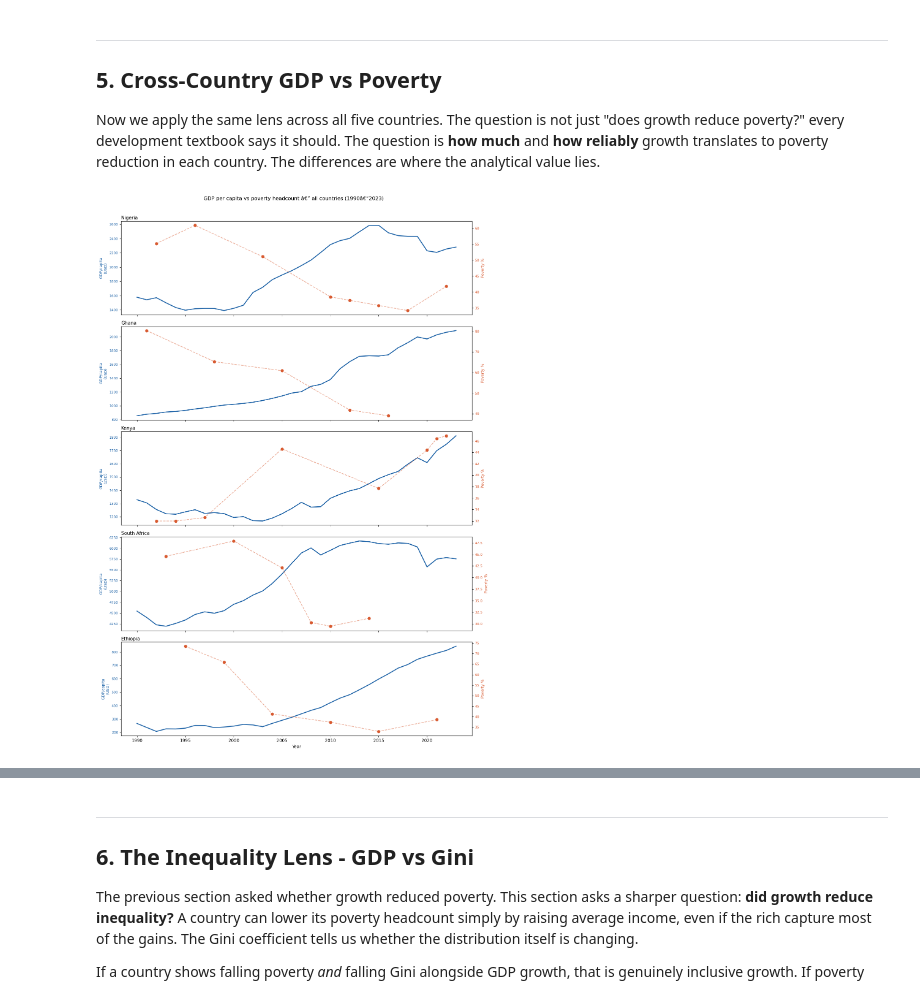
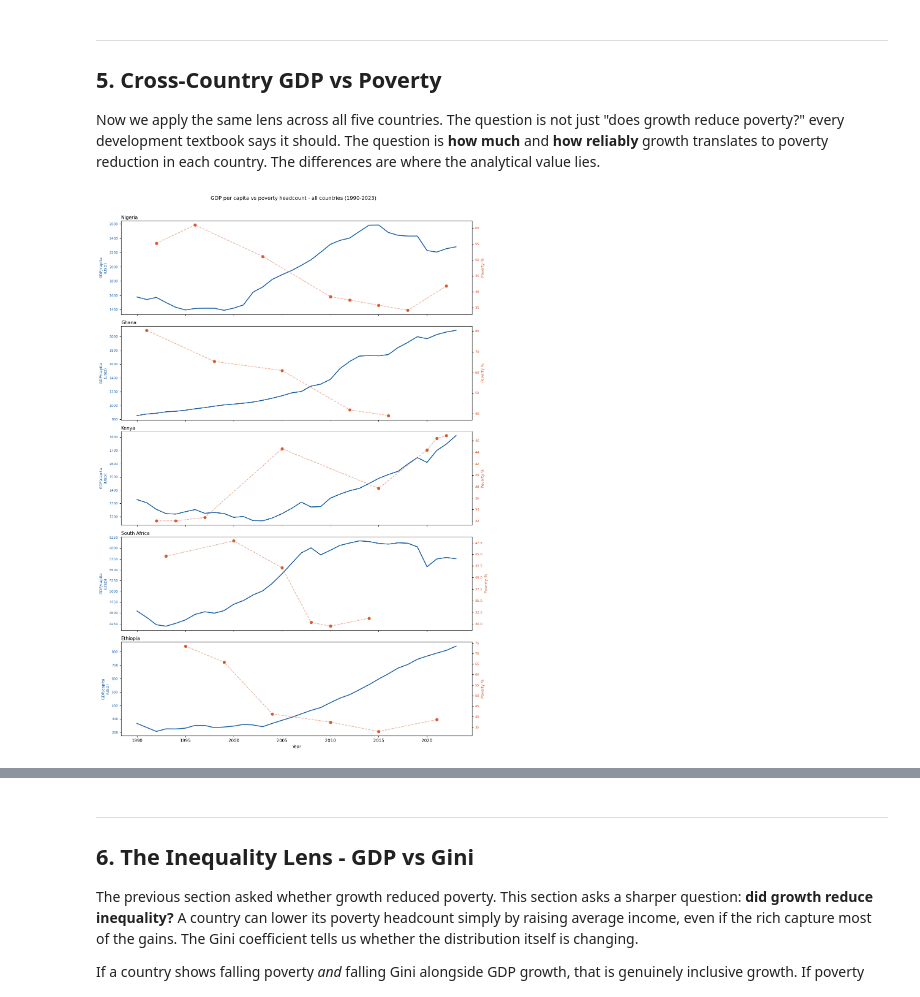
Before and after one commit to kozah04/ng-growth-poverty, a Jupyter notebook: notebooks/eda.ipynb, the cells around one changed output, grey strips where cells are left out. Drawn from its saved outputs; the diff is of its cells as text; code cells hidden in the pictures.

```diff
--- a/notebooks/eda.ipynb
+++ b/notebooks/eda.ipynb
@@ -230,7 +229,7 @@ YR2020    38.000000
 YR2021    39.900000
 YR2022    41.800000
 # %%
-# validation plot: Nigeria poverty â€” observed vs interpolated
+# validation plot: Nigeria poverty - observed vs interpolated
 nga_pov_full = pov_interp.loc["NGA"]
 nga_pov_full.index = nga_pov_full.index.str.replace("YR", "").astype(int)
 
@@ -243,7 +242,7 @@ ax.plot(nga_pov_full.index, nga_pov_full.values, color="#D85A30",
         linewidth=1.5, linestyle="--", alpha=0.6, label="Interpolated")
 ax.scatter(obs_idx, obs_vals, color="#D85A30", s=70, zorder=5,
            edgecolors="white", linewidth=0.8, label="Observed survey points")
-ax.set_title("Nigeria â€” Poverty headcount interpolation check")
+ax.set_title("Nigeria - Poverty headcount interpolation check")
 ax.set_xlabel("Year")
 ax.set_ylabel("Poverty headcount % ($2.15/day)")
 ax.legend()
@@ -360,35 +359,35 @@ for ax, country in zip(axes, COUNTRIES):
     gdp.index = gdp.index.str.replace("YR", "").astype(int)
 
     pov_full = pov_interp.loc[country]
     pov_full.index = pov_full.index.str.replace("YR", "").astype(int)
 
     obs_idx = df_full.loc[(country, "SI.POV.DDAY")].dropna().index
     obs_idx = obs_idx.str.replace("YR", "").astype(int)
     obs_vals = pov_full.loc[obs_idx.intersection(pov_full.index)]
 
     ax2 = ax.twinx()
 
     ax.plot(gdp.index, gdp.values, color=COLORS["gdp"], linewidth=2)
     ax.set_ylabel("GDP/capita\n(USD)", color=COLORS["gdp"], fontsize=9)
     ax.tick_params(axis="y", labelcolor=COLORS["gdp"], labelsize=8)
 
     ax2.plot(pov_full.index, pov_full.values, color=COLORS["pov"],
              linewidth=1.5, linestyle="--", alpha=0.5)
     ax2.scatter(obs_idx, obs_vals.values, color=COLORS["pov"], s=40, zorder=5)
     ax2.set_ylabel("Poverty %", color=COLORS["pov"], fontsize=9)
     ax2.tick_params(axis="y", labelcolor=COLORS["pov"], labelsize=8)
 
     ax.set_title(LABELS[country], fontsize=11, loc="left", pad=4)
 
 axes[-1].set_xlabel("Year")
-fig.suptitle("GDP per capita vs poverty headcount â€” all countries (1990â€“2023)",
+fig.suptitle("GDP per capita vs poverty headcount - all countries (1990-2023)",
              fontsize=12, y=1.01)
 
 plt.tight_layout()
 plt.savefig(FIGURES_DIR / "all_countries_gdp_poverty.png", dpi=150, bbox_inches="tight")
 plt.show()
 # %% [output]
-[figure, old version]
+[figure, new version]
 # %% [markdown]
 ### Five countries, five different growth-poverty stories
 
```
Also changed, not shown: parts of 19 cells of this notebook, 1 other file.
